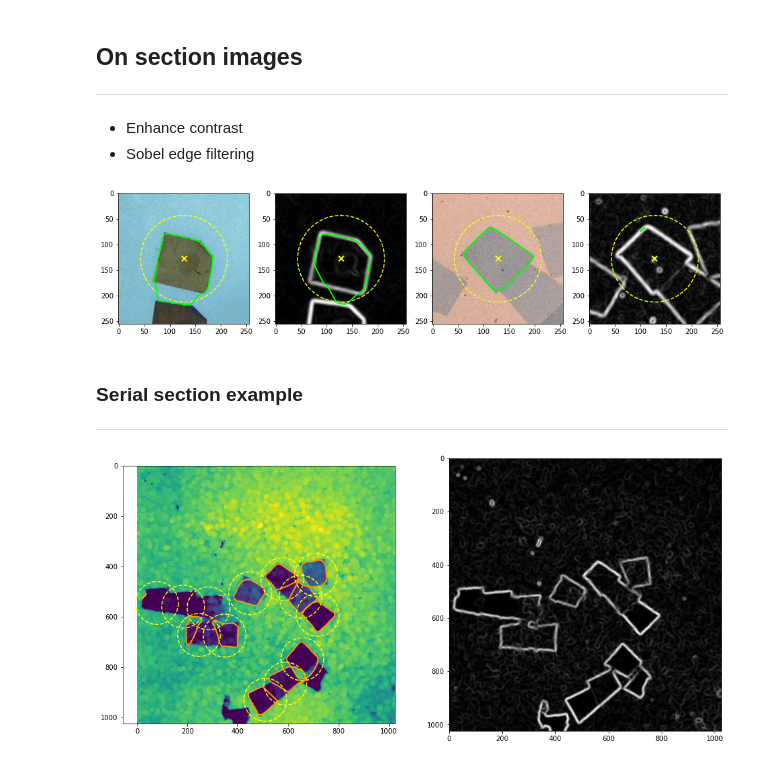
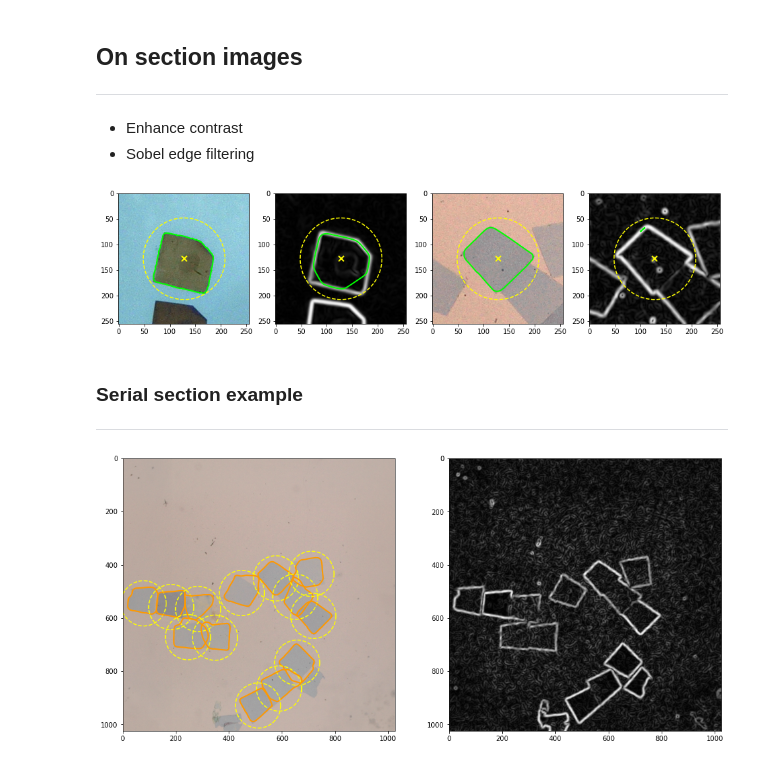
Before and after one commit to hoogenboom-group/secdetect, a Jupyter notebook: notebooks/contours.ipynb, the cells around one changed output. Drawn from its saved outputs; the diff is of its cells as text; code cells hidden in the pictures.

```diff
--- a/notebooks/contours.ipynb
+++ b/notebooks/contours.ipynb
@@ -73,9 +73,11 @@ gamma = 0.001
 sigma = 3
 
 # Collect filepaths
-fps = list(Path('/Users/ryanlane/Documents/development/secdetect/_REPOSITORY/').glob('*.tif'))
-fp1 = np.random.RandomState(32).choice(fps, 1)[0]
-fp2 = np.random.RandomState(35).choice(fps, 1)[0]
+fps = list(Path('D:/rlane/Data/KEYENCE/_REPOSITORY/').glob('*.tif'))
+# fp1 = np.random.RandomState(32).choice(fps, 1)[0]
+# fp2 = np.random.RandomState(35).choice(fps, 1)[0]
+fp1 = Path('D:/rlane/Data/KEYENCE/_REPOSITORY/20190718_UMCG_RL006.tif')
+fp2 = Path('D:/rlane/Data/KEYENCE/_REPOSITORY/20210712_UMCU_6II.tif')
 
 # Load images
 x1, y1 = 1830, 1370
@@ -89,8 +91,8 @@ edges2 = filters.sobel(filters.gaussian(rgb2gray(image2), sigma=sigma))
 # %%
 # Mask for contour finding
 s = np.linspace(0, 2*np.pi, 400)
-r = cw/2 + 85*np.sin(s)
-c = cw/2 + 85*np.cos(s)
+r = cw/2 + 80*np.sin(s)
+c = cw/2 + 80*np.cos(s)
 init = np.array([r, c]).T
 
 # Compute contours
@@ -119,7 +121,7 @@ for ax in axes:
 for i, snake in enumerate(snakes):
     axes[i].plot(snake[:,1], snake[:,0], '-', color='#00ff00', lw=2)
 # %% [output]
-[figure, old version]
+[figure, new version]
 # %% [markdown]
 ### Serial section example
 ---
@@ -142,9 +144,9 @@ def process_ss_image(fp, coords, crop_width=1024, pct=1):
     image = exposure.rescale_intensity(image, in_range=(p1, p2), out_range=(0, 1))
 
     # Smooth
-#     image = restoration.denoise_bilateral(image, win_size=5)
-    footprint = morphology.disk(8)
-    image = morphology.opening(image, footprint)
+    image = restoration.denoise_bilateral(image, win_size=5)
+#     footprint = morphology.disk(8)
+#     image = morphology.opening(image, footprint)
 
     return image
 # %%
@@ -164,6 +166,12 @@ coords = [[79, 545],
           [510, 929]]
 
 # Section image
+base = io.imread(fp2)
+cy, cx, _ = [x//2 for x in base.shape]
+cw = 1024
+base = base[cy-cw//2:cy+cw//2,
+              cx-cw//2:cx+cw//2,:]
+
 image = process_ss_image(fp2, coords)
 
 # Edge filtering
@@ -185,12 +193,15 @@ for x, y in tqdm(coords):
 # %%
 # Create figure
 ncols = 2
 fig, axes = plt.subplots(ncols=ncols, figsize=(8*ncols, 8))
 # Images
-axes[0].imshow(image)
+axes[0].imshow(base)
 axes[1].imshow(edges, cmap='Greys_r')
 for init, snake in zip(inits, snakes):
     axes[0].plot(init[:,1], init[:,0], '--', color='#ffff00', label='Guide')
     axes[0].plot(snake[:,1], snake[:,0], '-', color='#ff9900', lw=2)
+# Aesthetics
+axes[0].set_xlim(0, 1024)
+axes[0].set_ylim(1024, 0);
 # %% [output]
-[figure, old version]
+[figure, new version]
```
